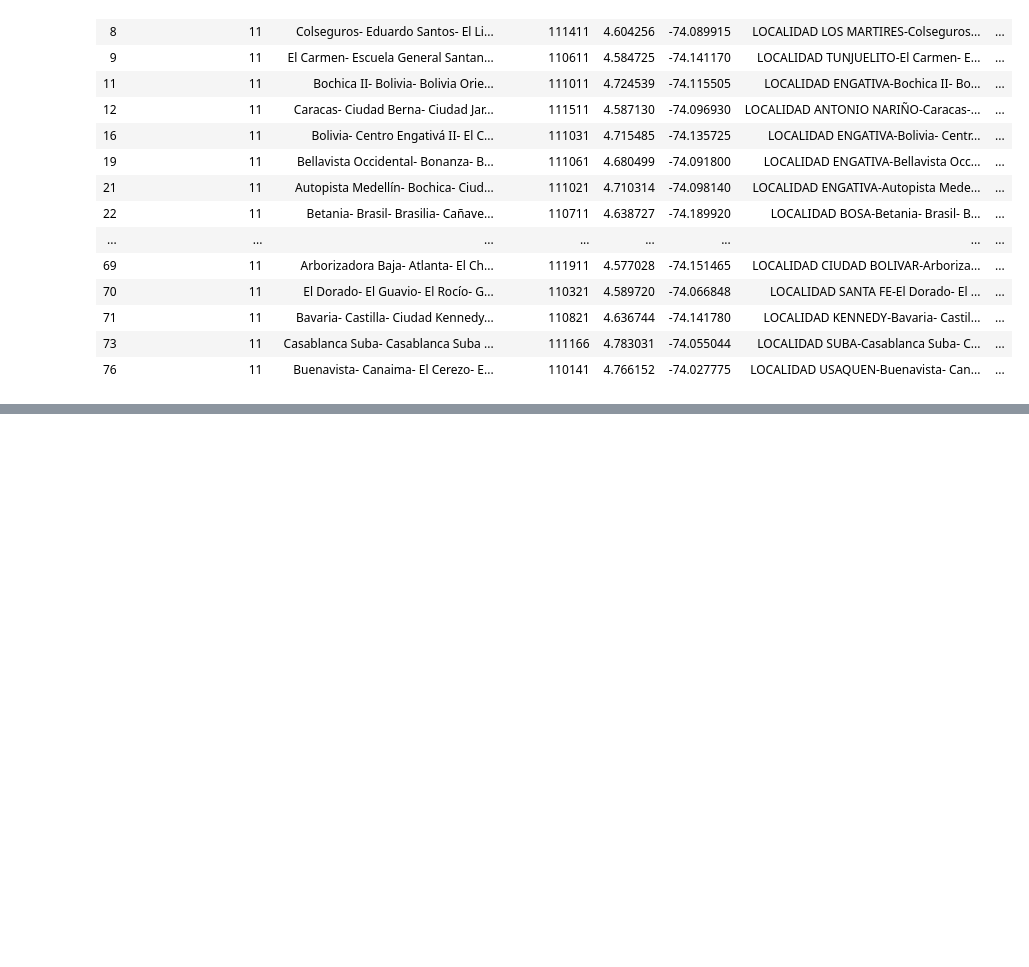
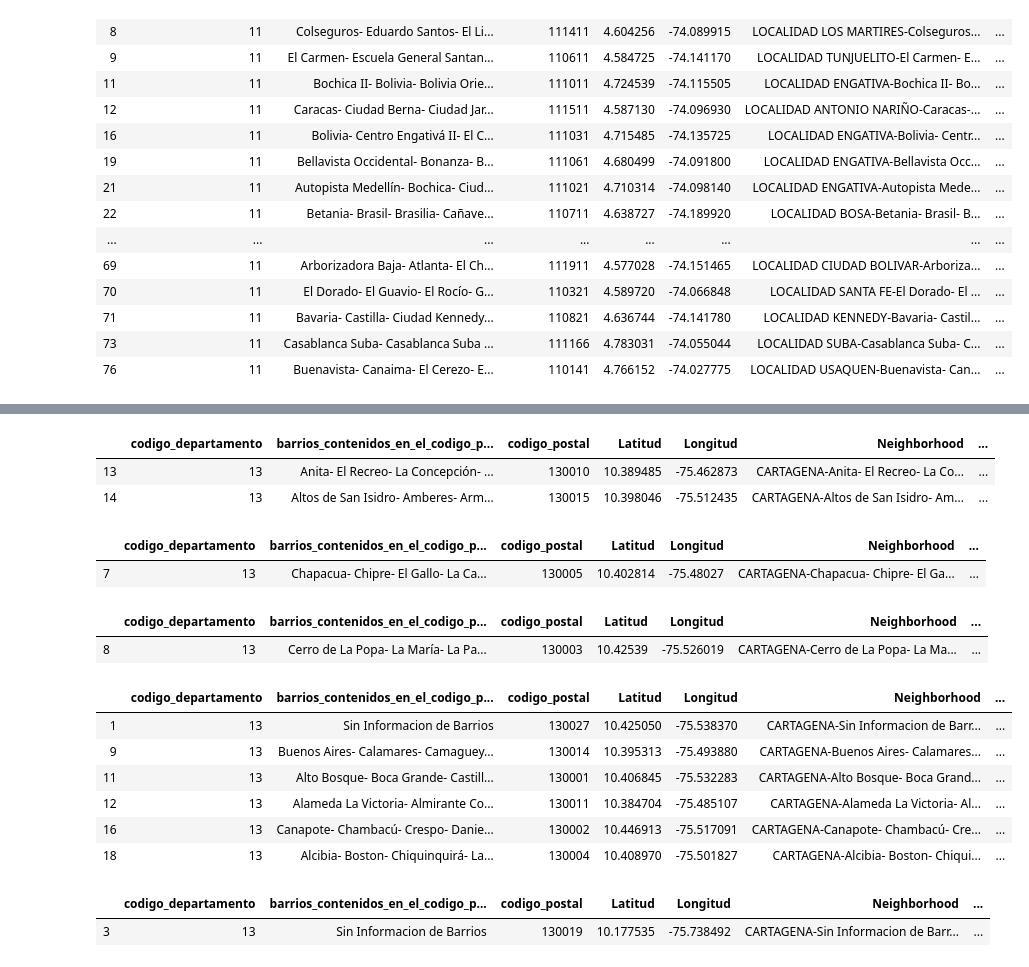
Before and after one commit to JairoIvanzho/Coursera_Capstone, a Jupyter notebook: Data Science Capstone Project - Week 4.ipynb, the cells around one changed output, grey strips where cells are left out. Saved outputs shown, nothing was run; the diff lists cells and outputs as text; code cells hidden in the pictures; blank space fills up the shorter version.

Commit message:
update the last package to the capstone project

```diff
--- a/Data Science Capstone Project - Week 4.ipynb
+++ b/Data Science Capstone Project - Week 4.ipynb
@@ -464,0 +583,5 @@ bogota_merged.loc[bogota_merged['Cluster Labels'] == 4, bogota_merged.columns[[1
+# %%
+mergeDF_CTG = pd.merge(left=postalCodeCTG, right=coordCTG_df, how='left', left_on='codigo_postal', right_on='CodigoPostal')
+mergeDF_CTG.drop(['CodigoPostal'], axis=1, inplace=True)
+mergeDF_CTG['Neighborhood']=mergeDF_CTG.nombre_municipio + "-" + mergeDF_CTG.barrios_contenidos_en_el_codigo_postal + "-" + mergeDF_CTG.noid.apply(str)
+mergeDF_CTG
@@ -464,0 +675,21 @@ bogota_merged.loc[bogota_merged['Cluster Labels'] == 4, bogota_merged.columns[[1
+# %%
+num_top_venues = 10
+
+indicators = ['st', 'nd', 'rd']
+
+# create columns according to number of top venues
+columns = ['Neighborhood']
+for ind in np.arange(num_top_venues):
+    try:
+        columns.append('{}{} Most Common Venue'.format(ind+1, indicators[ind]))
+    except:
+        columns.append('{}th Most Common Venue'.format(ind+1))
+
+# create a new dataframe
+neighborhoods_venues_sorted_CTG = pd.DataFrame(columns=columns)
+neighborhoods_venues_sorted_CTG['Neighborhood'] = cartagena_grouped['Neighborhood']
+
+for ind in np.arange(cartagena_grouped.shape[0]):
+    neighborhoods_venues_sorted_CTG.iloc[ind, 1:] = return_most_common_venues(cartagena_grouped.iloc[ind, :], num_top_venues)
+
+neighborhoods_venues_sorted_CTG.head()
@@ -464,0 +703,10 @@ bogota_merged.loc[bogota_merged['Cluster Labels'] == 4, bogota_merged.columns[[1
+# %%
+# add clustering labels
+neighborhoods_venues_sorted_CTG.insert(0, 'Cluster Labels', kmeans_CTG.labels_)
+
+cartagena_merged = mergeDF_CTG
+
+# merge Bogota_grouped with toronto_data to add latitude/longitude for each neighborhood
+cartagena_merged = cartagena_merged.join(neighborhoods_venues_sorted_CTG.set_index('Neighborhood'), on='Neighborhood')
+
+cartagena_merged.head() # check the last columns!
@@ -464,0 +720,4 @@ bogota_merged.loc[bogota_merged['Cluster Labels'] == 4, bogota_merged.columns[[1
+# %%
+cartagena_merged.dropna(inplace=True)
+cartagena_merged['Cluster Labels'] = cartagena_merged['Cluster Labels'].astype(int)
+cartagena_merged.head()
@@ -464,0 +757,31 @@ bogota_merged.loc[bogota_merged['Cluster Labels'] == 4, bogota_merged.columns[[1
+# %%
+cartagena_merged.loc[cartagena_merged['Cluster Labels'] == 0, cartagena_merged.columns[[1] + list(range(5, cartagena_merged.shape[1]))]]
+# %% [output]
+|  | codigo_departamento | barrios_contenidos_en_el_codigo_p... | codigo_postal | Latitud | Longitud | Neighborhood | ... |
+| 13 | 13 | Anita- El Recreo- La Concepción- ... | 130010 | 10.389485 | -75.462873 | CARTAGENA-Anita- El Recreo- La Co... | ... |
+| 14 | 13 | Altos de San Isidro- Amberes- Arm... | 130015 | 10.398046 | -75.512435 | CARTAGENA-Altos de San Isidro- Am... | ... |
+# %%
+cartagena_merged.loc[cartagena_merged['Cluster Labels'] == 1, cartagena_merged.columns[[1] + list(range(5, cartagena_merged.shape[1]))]]
+# %% [output]
+|  | codigo_departamento | barrios_contenidos_en_el_codigo_p... | codigo_postal | Latitud | Longitud | Neighborhood | ... |
+| 7 | 13 | Chapacua- Chipre- El Gallo- La Ca... | 130005 | 10.402814 | -75.48027 | CARTAGENA-Chapacua- Chipre- El Ga... | ... |
+# %%
+cartagena_merged.loc[cartagena_merged['Cluster Labels'] == 2, cartagena_merged.columns[[1] + list(range(5, cartagena_merged.shape[1]))]]
+# %% [output]
+|  | codigo_departamento | barrios_contenidos_en_el_codigo_p... | codigo_postal | Latitud | Longitud | Neighborhood | ... |
+| 8 | 13 | Cerro de La Popa- La María- La Pa... | 130003 | 10.42539 | -75.526019 | CARTAGENA-Cerro de La Popa- La Ma... | ... |
+# %%
+cartagena_merged.loc[cartagena_merged['Cluster Labels'] == 3, cartagena_merged.columns[[1] + list(range(5, cartagena_merged.shape[1]))]]
+# %% [output]
+|  | codigo_departamento | barrios_contenidos_en_el_codigo_p... | codigo_postal | Latitud | Longitud | Neighborhood | ... |
+| 1 | 13 | Sin Informacion de Barrios | 130027 | 10.425050 | -75.538370 | CARTAGENA-Sin Informacion de Barr... | ... |
+| 9 | 13 | Buenos Aires- Calamares- Camaguey... | 130014 | 10.395313 | -75.493880 | CARTAGENA-Buenos Aires- Calamares... | ... |
+| 11 | 13 | Alto Bosque- Boca Grande- Castill... | 130001 | 10.406845 | -75.532283 | CARTAGENA-Alto Bosque- Boca Grand... | ... |
+| 12 | 13 | Alameda La Victoria- Almirante Co... | 130011 | 10.384704 | -75.485107 | CARTAGENA-Alameda La Victoria- Al... | ... |
+| 16 | 13 | Canapote- Chambacú- Crespo- Danie... | 130002 | 10.446913 | -75.517091 | CARTAGENA-Canapote- Chambacú- Cre... | ... |
+| 18 | 13 | Alcibia- Boston- Chiquinquirá- La... | 130004 | 10.408970 | -75.501827 | CARTAGENA-Alcibia- Boston- Chiqui... | ... |
+# %%
+cartagena_merged.loc[cartagena_merged['Cluster Labels'] == 4, cartagena_merged.columns[[1] + list(range(5, cartagena_merged.shape[1]))]]
+# %% [output]
+|  | codigo_departamento | barrios_contenidos_en_el_codigo_p... | codigo_postal | Latitud | Longitud | Neighborhood | ... |
+| 3 | 13 | Sin Informacion de Barrios | 130019 | 10.177535 | -75.738492 | CARTAGENA-Sin Informacion de Barr... | ... |
```
Also changed, not shown: parts of 35 cells of this notebook, 1 other file.
